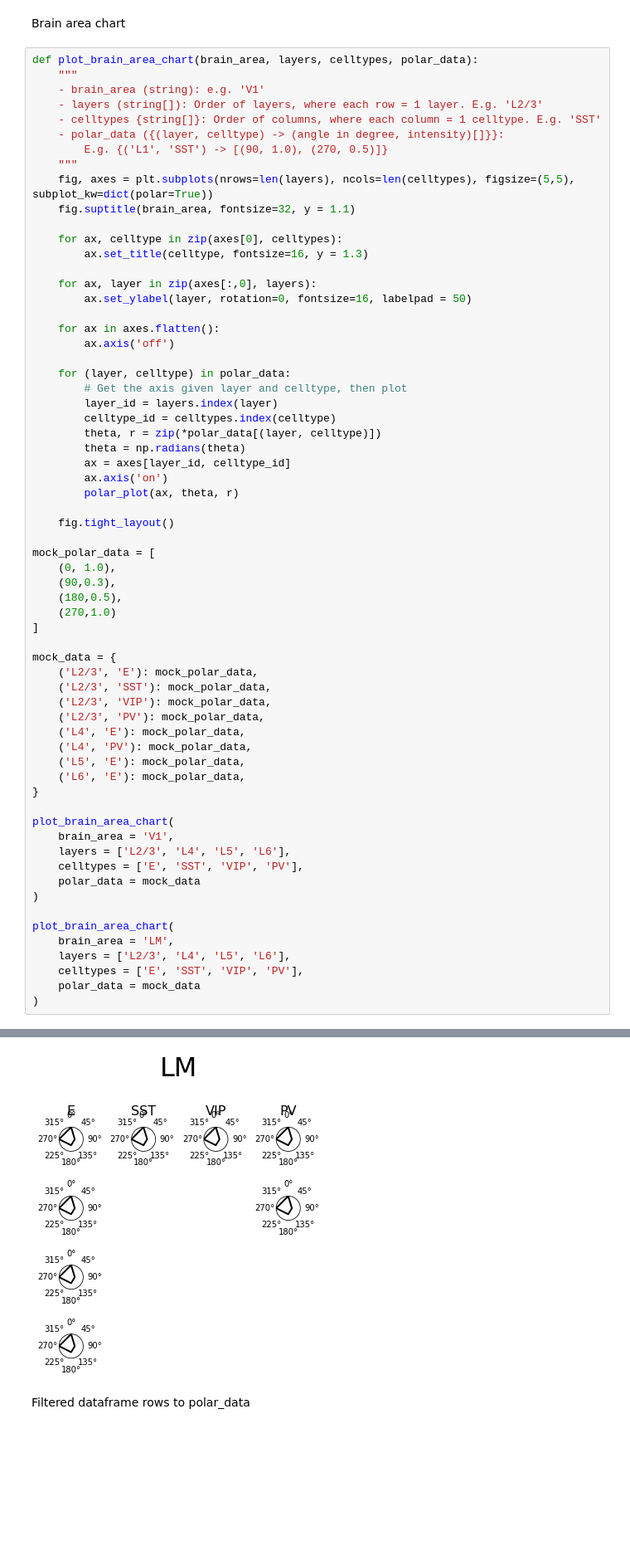
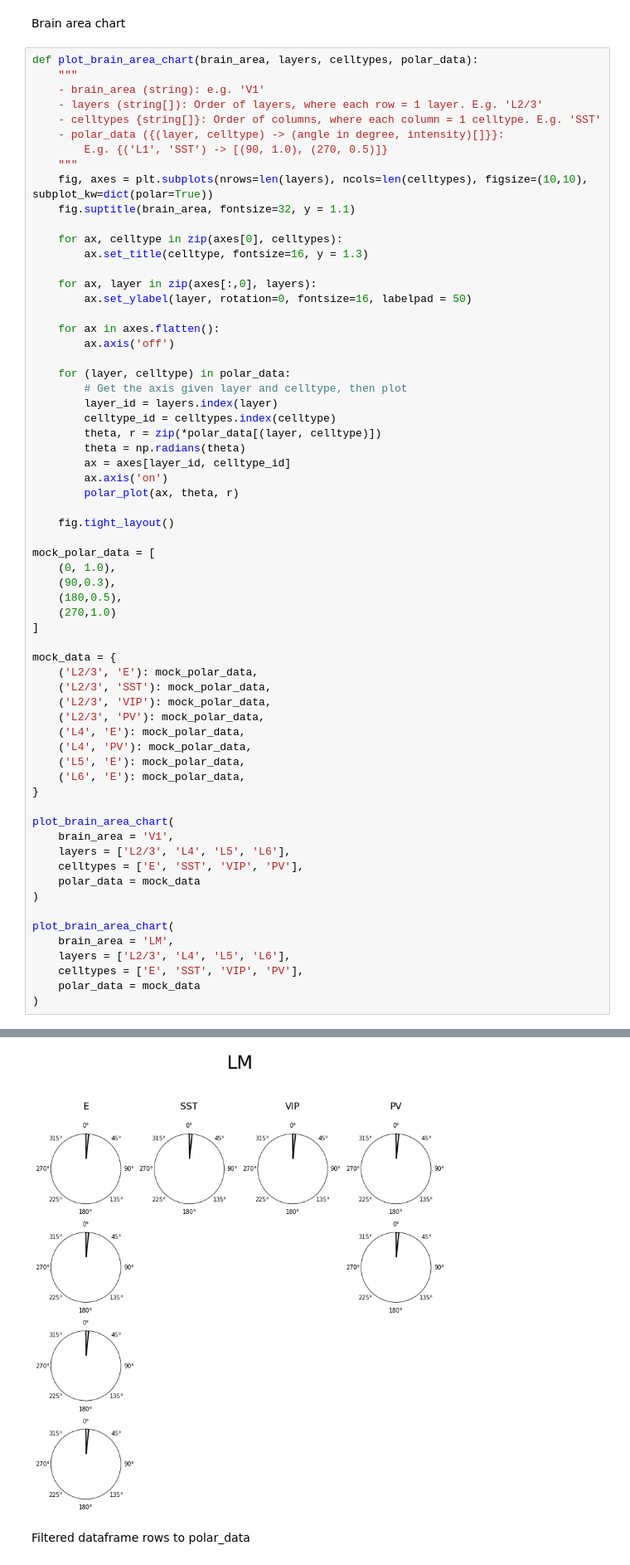
Before and after one commit to AllenInstitute/swdb_2019_student, a Jupyter notebook: visionaries/notebooks/polar_plot_playground.ipynb, the cells around one changed output, grey strips where cells are left out. Shown: that part at 83% size. Drawn from its saved outputs; the diff is of its cells as text; blank space fills up the shorter version.

Commit message:
Added final e2e plot code. But, figures are still broken.

```diff
--- a/visionaries/notebooks/polar_plot_playground.ipynb
+++ b/visionaries/notebooks/polar_plot_playground.ipynb
@@ -75,7 +75,7 @@ def plot_brain_area_chart(brain_area, layers, celltypes, polar_data):
     - polar_data ({(layer, celltype) -> (angle in degree, intensity)[]}}:
         E.g. {('L1', 'SST') -> [(90, 1.0), (270, 0.5)]}
     """
-    fig, axes = plt.subplots(nrows=len(layers), ncols=len(celltypes), figsize=(5,5), subplot_kw=dict(polar=True))
+    fig, axes = plt.subplots(nrows=len(layers), ncols=len(celltypes), figsize=(10,10), subplot_kw=dict(polar=True))
     fig.suptitle(brain_area, fontsize=32, y = 1.1)
 
     for ax, celltype in zip(axes[0], celltypes):
@@ -135,4 +135,4 @@ plot_brain_area_chart(
-[figure, old version]
+[figure, new version]
 # %% [markdown]
 Filtered dataframe rows to polar_data
 # %%
```
Also changed, not shown: parts of 3 cells of this notebook, 1 other file.
